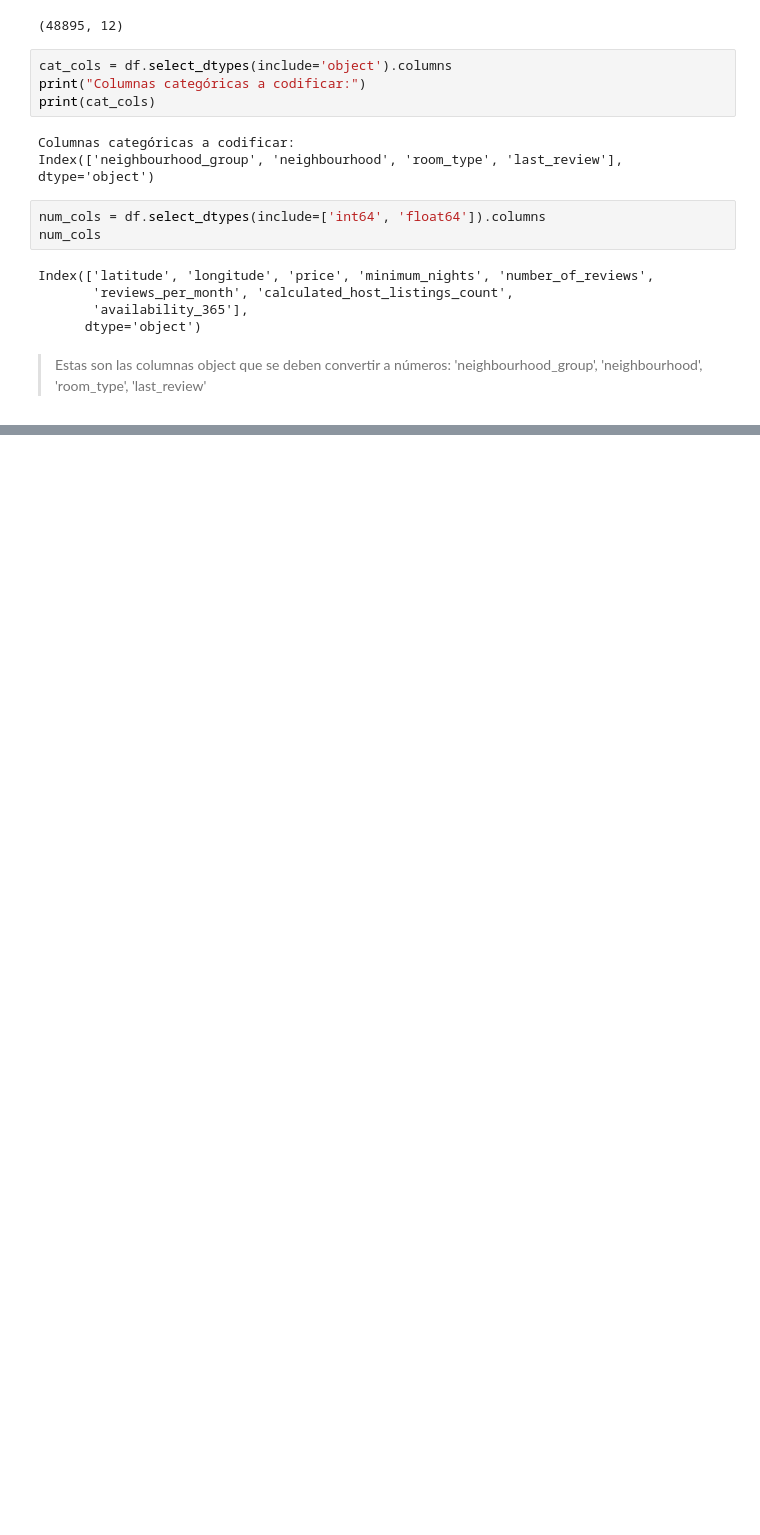
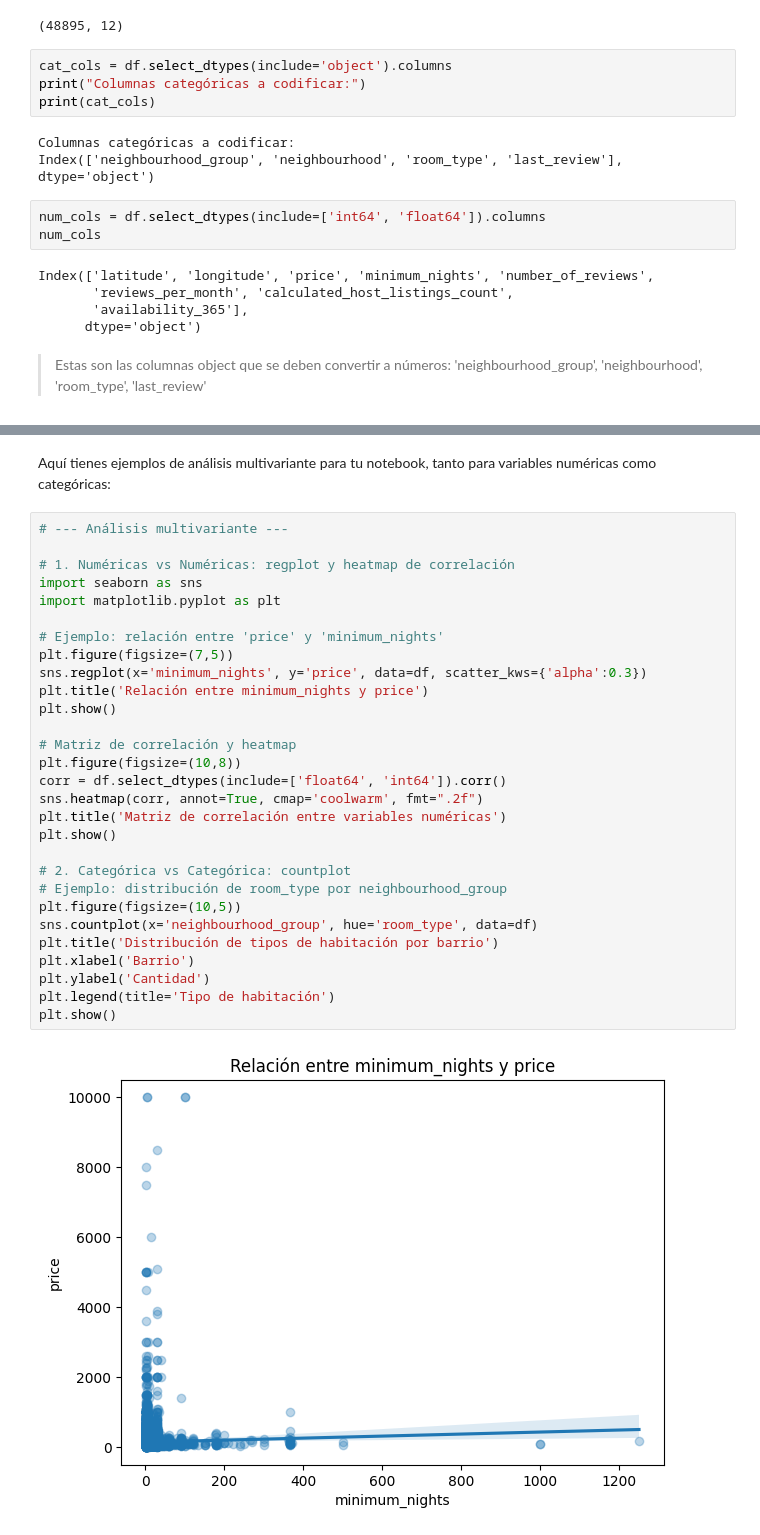
Before and after one commit to 4GeeksAcademy/infoasir20-intro-ml, a Jupyter notebook: eda-airbnb-ny.ipynb, the cells around one changed output, grey strips where cells are left out. Cells and saved outputs as stored; diff of their text form; blank space fills up the shorter version.

```diff
--- a/eda-airbnb-ny.ipynb
+++ b/eda-airbnb-ny.ipynb
@@ -309,3 +282,36 @@ reviews_per_month                 0
 calculated_host_listings_count    0
 availability_365                  0
 dtype: int64
+# %% [markdown]
+Aquí tienes ejemplos de análisis multivariante para tu notebook, tanto para variables numéricas como categóricas:
+# %%
+# --- Análisis multivariante ---
+
+# 1. Numéricas vs Numéricas: regplot y heatmap de correlación
+import seaborn as sns
+import matplotlib.pyplot as plt
+
+# Ejemplo: relación entre 'price' y 'minimum_nights'
+plt.figure(figsize=(7,5))
+sns.regplot(x='minimum_nights', y='price', data=df, scatter_kws={'alpha':0.3})
+plt.title('Relación entre minimum_nights y price')
+plt.show()
+
+# Matriz de correlación y heatmap
+plt.figure(figsize=(10,8))
+corr = df.select_dtypes(include=['float64', 'int64']).corr()
+sns.heatmap(corr, annot=True, cmap='coolwarm', fmt=".2f")
+plt.title('Matriz de correlación entre variables numéricas')
+plt.show()
+
+# 2. Categórica vs Categórica: countplot
+# Ejemplo: distribución de room_type por neighbourhood_group
+plt.figure(figsize=(10,5))
+sns.countplot(x='neighbourhood_group', hue='room_type', data=df)
+plt.title('Distribución de tipos de habitación por barrio')
+plt.xlabel('Barrio')
+plt.ylabel('Cantidad')
+plt.legend(title='Tipo de habitación')
+plt.show()
+# %% [output]
+[figure, added]
```
Also changed, not shown: parts of 10 cells of this notebook.
